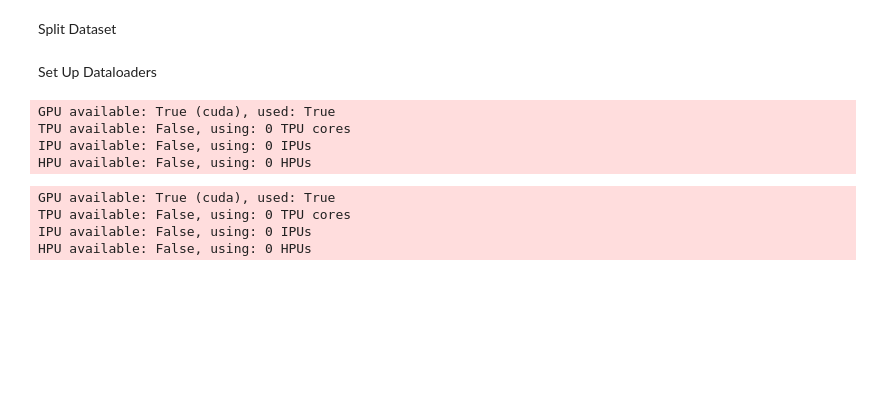
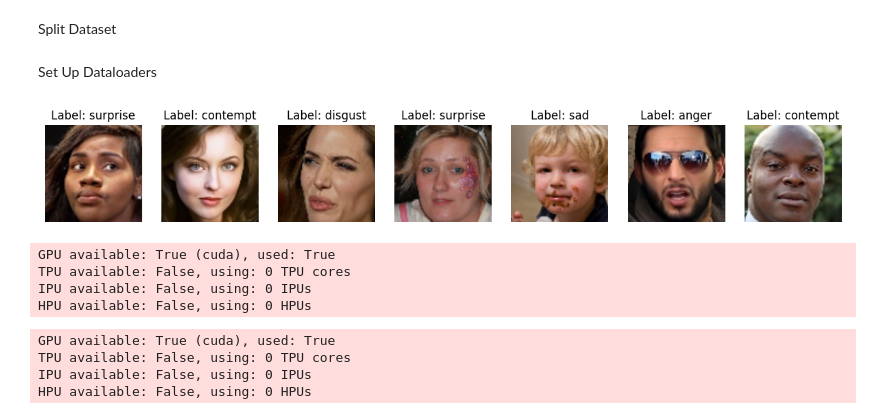
Before and after one commit to MekaelWasti/Final-Project, a Jupyter notebook: Backend/FinalProject.ipynb, the cells around one changed output. Saved outputs shown, nothing was run; the diff lists cells and outputs as text; code cells hidden in the pictures; blank space fills up the shorter version.

```diff
--- a/Backend/FinalProject.ipynb
+++ b/Backend/FinalProject.ipynb
@@ -213,6 +213,26 @@ batchSize = 32
 trainDataloader = DataLoader(trainDataset, batch_size=batchSize, shuffle=True, num_workers=7)
 validationDataloader = DataLoader(validationDataset, batch_size=batchSize, num_workers=7)
 # testDataloader = DataLoader(testDataset, batch_size=batchSize, num_workers=7)
+# %%
+def show_images(images, labels, label_map):
+    fig, axs = plt.subplots(1, len(images), figsize=(15, 5))
+    for i, (img, label) in enumerate(zip(images, labels)):
+        img = img.numpy().transpose((1, 2, 0))  # Convert to HxWxC format
+        mean = np.array([0.485, 0.456, 0.406])
+        std = np.array([0.229, 0.224, 0.225])
+        img = std * img + mean  # Unnormalize
+        img = np.clip(img, 0, 1)
+
+        axs[i].imshow(img)
+        axs[i].set_title(f"Label: {label_map[label.item()]}")
+        axs[i].axis('off')
+    plt.show()
+# %%
+dataiter = iter(validationDataloader)
+images, labels = next(dataiter)
+show_images(images[:7], labels[:7], intToLabelMap)  # Display first 5 images and labels from the batch
+# %% [output]
+[figure, added]
 # %%
 from pytorch_lightning import Trainer
 numEpochs = 15
```
Also changed, not shown: 5 other files.
